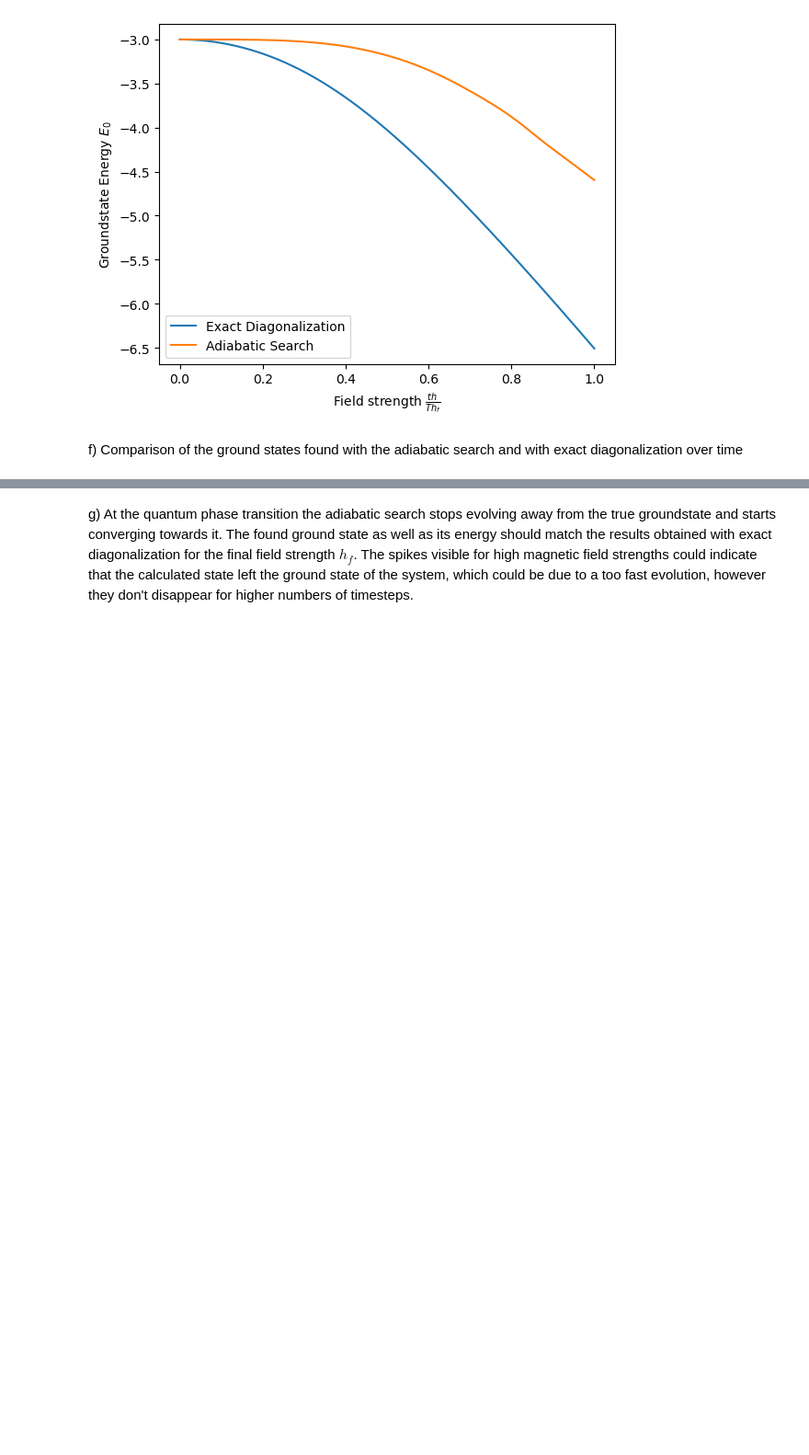
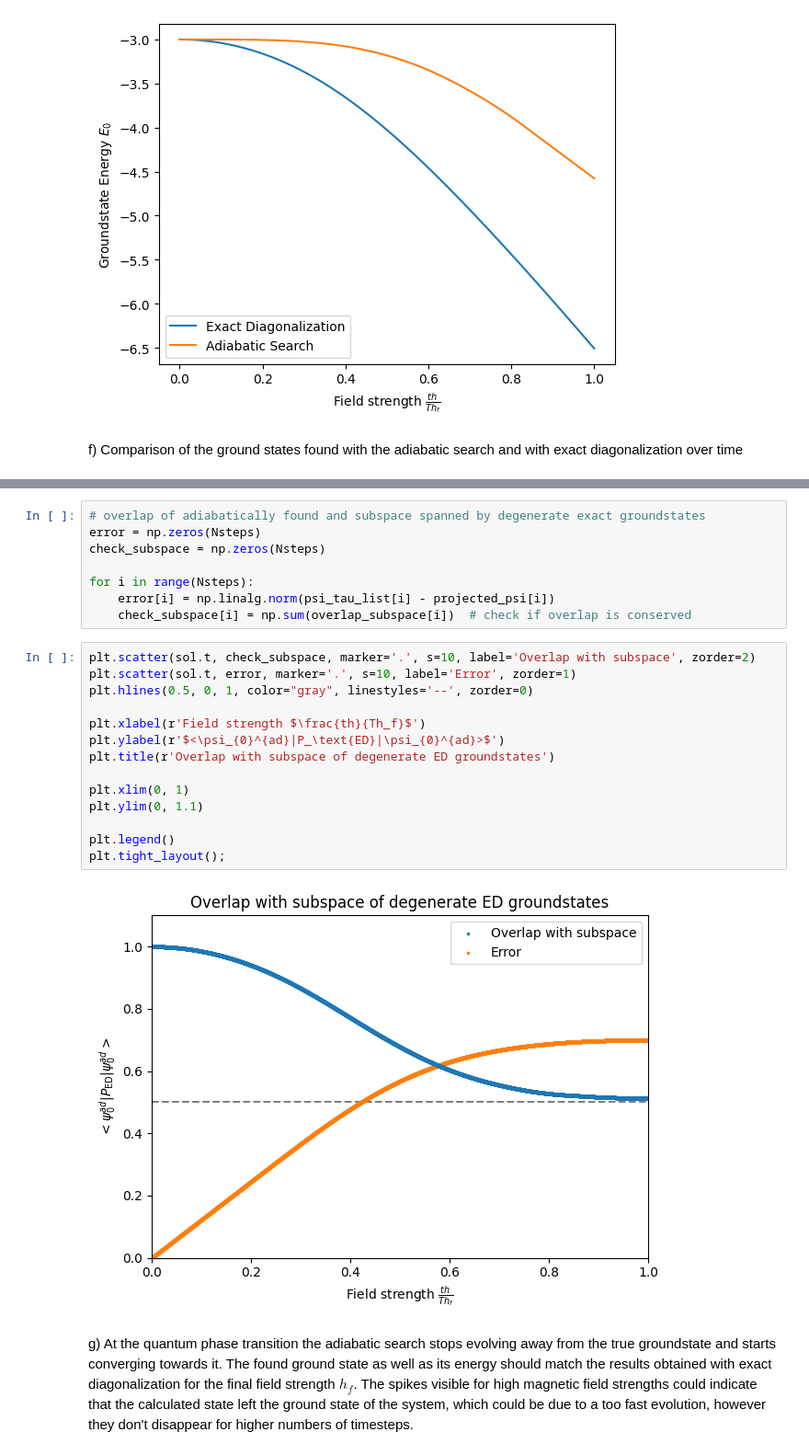
Before and after one commit to Physik-UBonn/assignment-3-fiene-weber, a Jupyter notebook: TEQS_Exercise_3_H3.ipynb, the cells around one changed output, grey strips where cells are left out. Shown: that part at 92% size. Drawn from its saved outputs; the diff is of its cells as text; blank space fills up the shorter version.

```diff
--- a/TEQS_Exercise_3_H3.ipynb
+++ b/TEQS_Exercise_3_H3.ipynb
@@ -158,3 +176,27 @@ Text(0, 0.5, '$<\\psi_{0}^{ad}|\\psi_{0}^{ED}>$')
+# %%
+# overlap of adiabatically found and subspace spanned by degenerate exact groundstates
+error = np.zeros(Nsteps)
+check_subspace = np.zeros(Nsteps)
+
+for i in range(Nsteps):
+    error[i] = np.linalg.norm(psi_tau_list[i] - projected_psi[i])
+    check_subspace[i] = np.sum(overlap_subspace[i])  # check if overlap is conserved
+# %%
+plt.scatter(sol.t, check_subspace, marker='.', s=10, label='Overlap with subspace', zorder=2)
+plt.scatter(sol.t, error, marker='.', s=10, label='Error', zorder=1)
+plt.hlines(0.5, 0, 1, color="gray", linestyles='--', zorder=0)
+
+plt.xlabel(r'Field strength $\frac{th}{Th_f}$')
+plt.ylabel(r'$<\psi_{0}^{ad}|P_\text{ED}|\psi_{0}^{ad}>$')
+plt.title(r'Overlap with subspace of degenerate ED groundstates')
+
+plt.xlim(0, 1)
+plt.ylim(0, 1.1)
+
+plt.legend()
+plt.tight_layout();
+# %% [output]
+[figure, added]
 # %% [markdown]
 g) At the quantum phase transition the adiabatic search stops evolving away from the true groundstate and starts converging towards it.
 The found ground state as well as its energy should match the results obtained with exact diagonalization for the final field strength $h_f$. The spikes visible for high magnetic field strengths could indicate that the calculated state left the ground state of the system, which could be due to a too fast evolution, however they don't disappear for higher numbers of timesteps.
```
Also changed, not shown: parts of 5 cells of this notebook.
